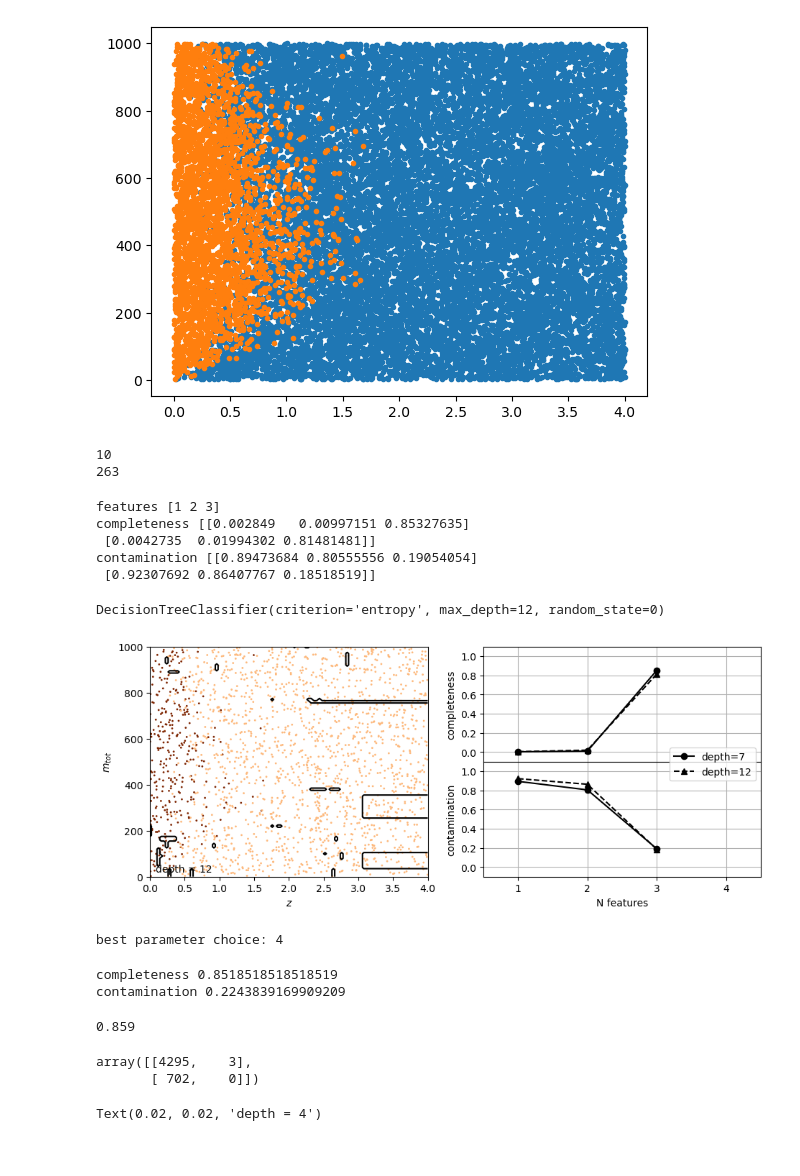
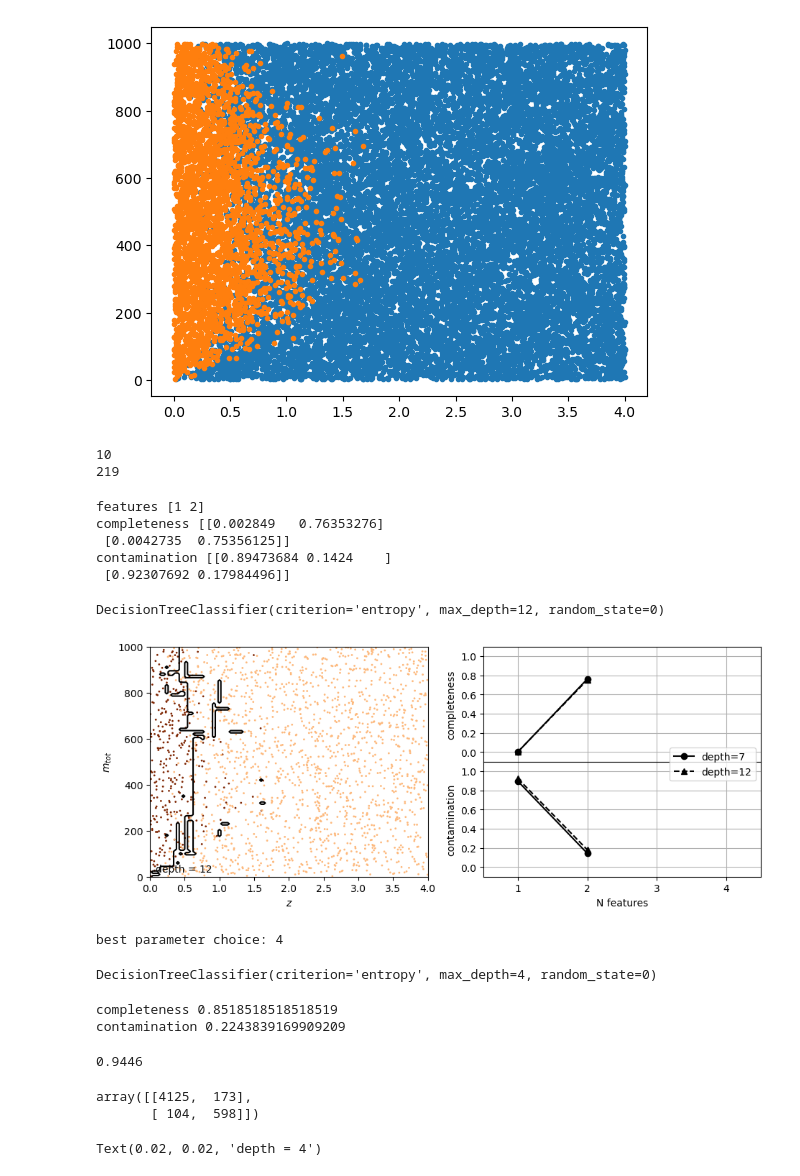
Before and after one commit to ebianchi803/astrostatistics_bicocca_2026, a Jupyter notebook: working/L20.ipynb, the cells around one changed output. Cells and saved outputs as stored; diff of their text form; code cells hidden in the pictures.

```diff
--- a/working/L20.ipynb
+++ b/working/L20.ipynb
@@ -35,7 +35,7 @@ z = f['z'][::N_slice]
 
 det = f['det'][::N_slice]
 
-X = np.array([mtot, iota, z]).T
+X = np.array([mtot, z]).T
 y = det
 # %%
 from astroML.utils import split_samples
@@ -62,7 +62,7 @@ print(dtree.get_depth())
 print(dtree.get_n_leaves())
 # %% [output]
 10
-263
+219
 # %%
 Ncolors = np.arange(1, X.shape[1] + 1)
 
@@ -88,11 +88,11 @@ print("features", Ncolors)
 print("completeness", completeness)
 print("contamination", contamination)
 # %% [output]
-features [1 2 3]
-completeness [[0.002849   0.00997151 0.85327635]
- [0.0042735  0.01994302 0.81481481]]
-contamination [[0.89473684 0.80555556 0.19054054]
- [0.92307692 0.86407767 0.18518519]]
+features [1 2]
+completeness [[0.002849   0.76353276]
+ [0.0042735  0.75356125]]
+contamination [[0.89473684 0.1424    ]
+ [0.92307692 0.17984496]]
 # %%
 N_plot = 2000
 
@@ -118,7 +118,7 @@ fig.subplots_adjust(bottom=0.15, top=0.95, hspace=0.0,
 
 # left plot: data and decision boundary
 ax = fig.add_subplot(121)
-im = ax.scatter(X[-N_plot:, 2], X[-N_plot:, 0], c=y[-N_plot:],
+im = ax.scatter(X[-N_plot:, 1], X[-N_plot:, 0], c=y[-N_plot:],
                 s=4, lw=0, cmap=plt.cm.Oranges, zorder=2)
 im.set_clim(-0.5, 1)
 
@@ -140,34 +140,34 @@ ax.plot(Ncolors, completeness[1], '^--k', ms=6, label="depth=%i" % depths[1])
 
 ax.xaxis.set_major_locator(plt.MultipleLocator(1))
 ax.yaxis.set_major_locator(plt.MultipleLocator(0.2))
 ax.xaxis.set_major_formatter(plt.NullFormatter())
 
 ax.set_ylabel('completeness')
 ax.set_xlim(0.5, 4.5)
 ax.set_ylim(-0.1, 1.1)
 ax.grid(True)
 
 # plot contamination vs Ncolors
 ax = fig.add_subplot(224)
 ax.plot(Ncolors, contamination[0], 'o-k', ms=6, label="depth=%i" % depths[0])
 ax.plot(Ncolors, contamination[1], '^--k', ms=6, label="depth=%i" % depths[1])
 ax.legend(loc='lower right',
           bbox_to_anchor=(1.0, 0.79))
 
 ax.xaxis.set_major_locator(plt.MultipleLocator(1))
 ax.yaxis.set_major_locator(plt.MultipleLocator(0.2))
 ax.xaxis.set_major_formatter(plt.FormatStrFormatter('%i'))
 
 ax.set_xlabel('N features')
 ax.set_ylabel('contamination')
 ax.set_xlim(0.5, 4.5)
 ax.set_ylim(-0.1, 1.1)
 ax.grid(True)
 
 plt.show()
 # %% [output]
 DecisionTreeClassifier(criterion='entropy', max_depth=12, random_state=0)
-[figure, old version]
+[figure, new version]
 # %%
 from sklearn.model_selection import GridSearchCV
 
@@ -183,6 +183,8 @@ print("best parameter choice:", best)
 best parameter choice: 4
 # %%
 DecisionTreeClassifier(random_state=0, max_depth=best, criterion='entropy')
+# %% [output]
+DecisionTreeClassifier(criterion='entropy', max_depth=4, random_state=0)
 # %%
 clf = DecisionTreeClassifier(random_state=0, max_depth=best,
                                      criterion='entropy')
@@ -201,9 +203,9 @@ C = confusion_matrix(y_test, y_pred)
 print(np.sum(C.diagonal())/len(y_test))
 C
 # %% [output]
-0.859
+0.9446
-array([[4295,    3],
-       [ 702,    0]])
+array([[4125,  173],
+       [ 104,  598]])
 # %%
 clf.fit(X_train[:, :2], y_train)
 y_pred = clf.predict(X_test[:, :2])
```
Also changed, not shown: parts of 1 cell of this notebook.
